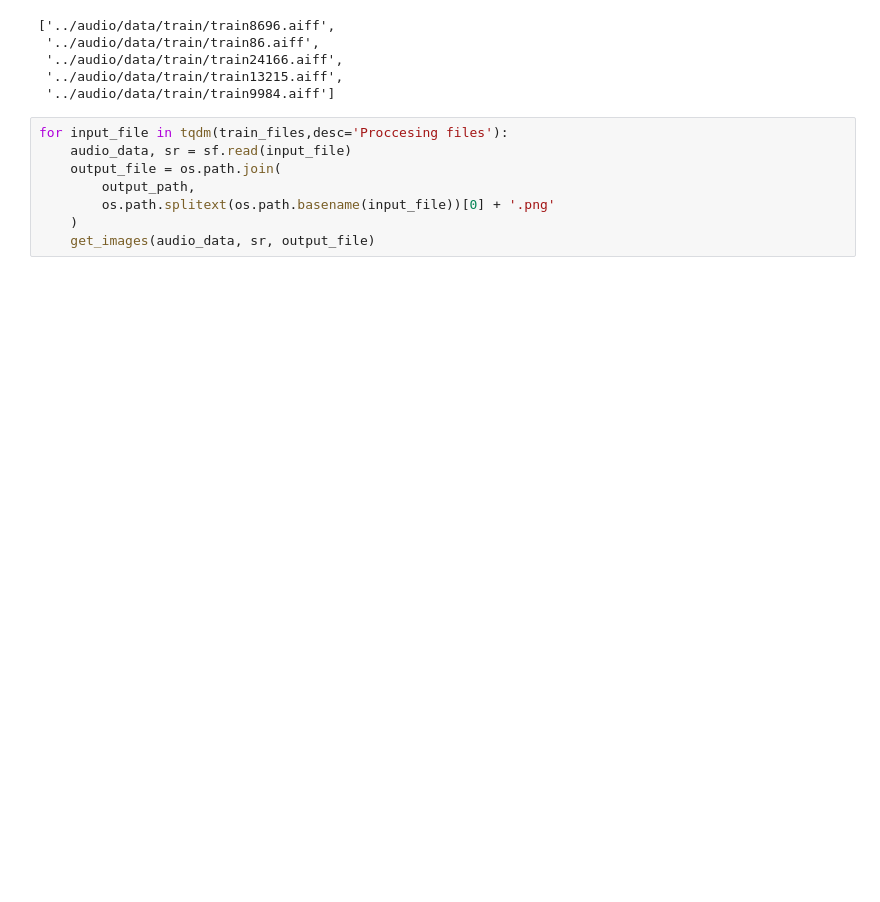
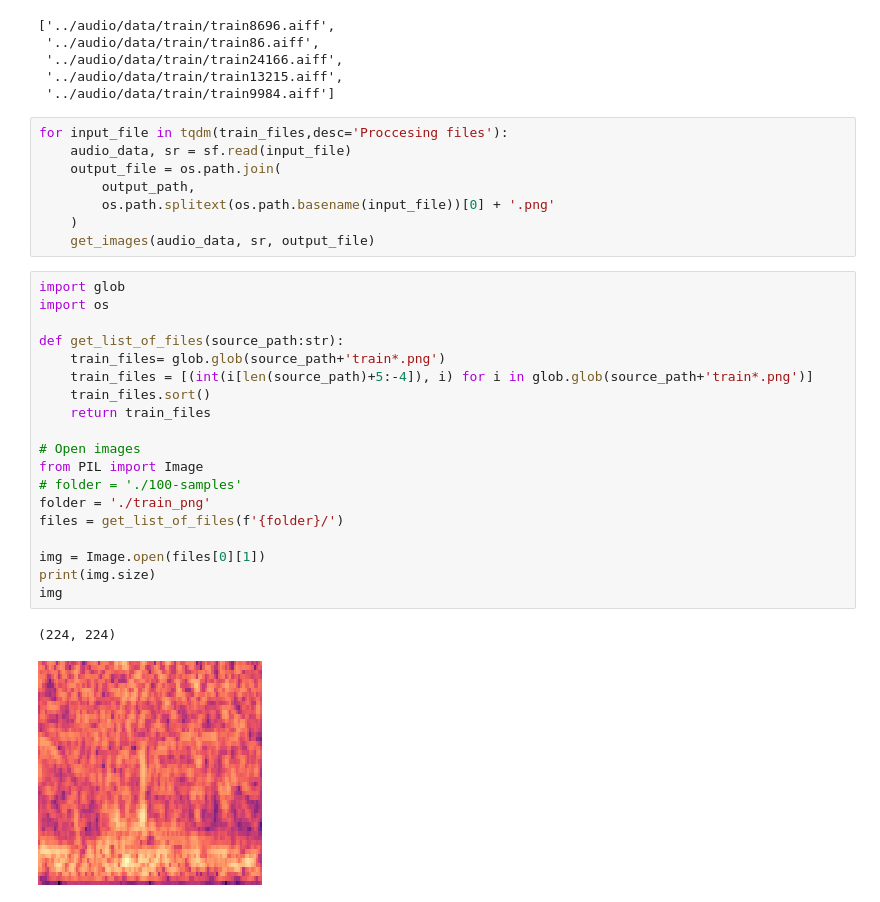
Before and after one commit to levshuster/whale-detection, a Jupyter notebook: input/images/aiff_to_png.ipynb, the cells around one changed output. Saved outputs shown, nothing was run; the diff lists cells and outputs as text; blank space fills up the shorter version.

```diff
--- a/input/images/aiff_to_png.ipynb
+++ b/input/images/aiff_to_png.ipynb
@@ -68,3 +90,25 @@ for input_file in tqdm(train_files,desc='Proccesing files'):
 		os.path.splitext(os.path.basename(input_file))[0] + '.png'
 	)
 	get_images(audio_data, sr, output_file)
+# %%
+import glob
+import os
+
+def get_list_of_files(source_path:str):
+	train_files= glob.glob(source_path+'train*.png')
+	train_files = [(int(i[len(source_path)+5:-4]), i) for i in glob.glob(source_path+'train*.png')]
+	train_files.sort()
+	return train_files
+
+# Open images
+from PIL import Image
+# folder = './100-samples'
+folder = './train_png'
+files = get_list_of_files(f'{folder}/')
+
+img = Image.open(files[0][1])
+print(img.size)
+img
+# %% [output]
+(224, 224)
+[figure, added]
```
Also changed, not shown: parts of 3 cells of this notebook, 3 other files.
